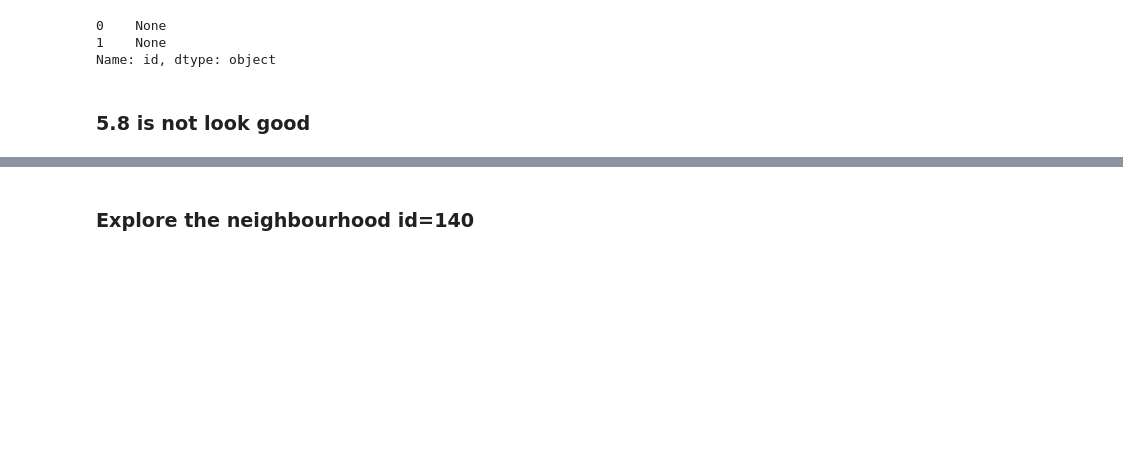
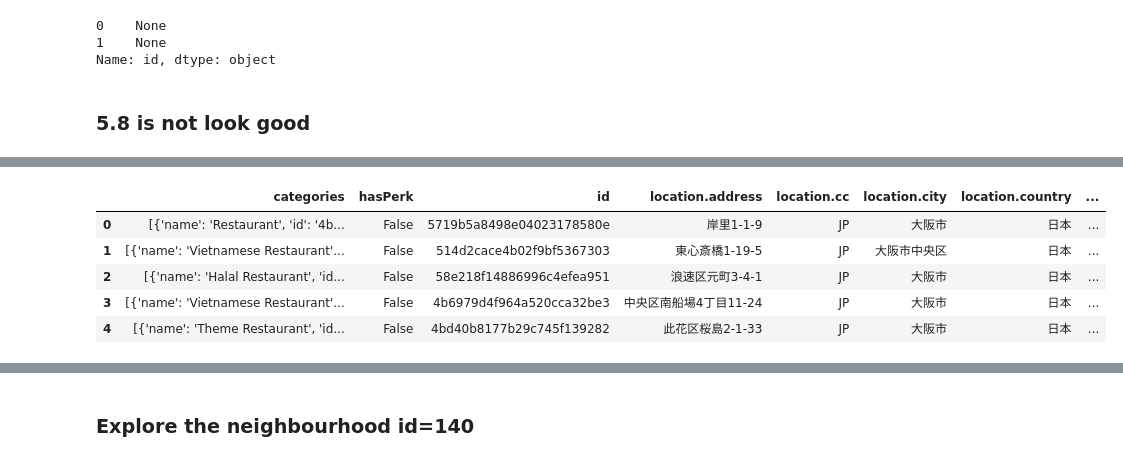
Before and after one commit to cuonghapvn/Coursera_Capstone, a Jupyter notebook: FinalCapstone/Report.ipynb, the cells around one changed output, grey strips where cells are left out. Drawn from its saved outputs; the diff is of its cells as text; code cells hidden in the pictures; blank space fills up the shorter version.

```diff
--- a/FinalCapstone/Report.ipynb
+++ b/FinalCapstone/Report.ipynb
@@ -758,0 +761,8 @@ Name: id, dtype: object
+# %%
+latitude = neigh_candidates.loc[119,'Latitude']
+longitude = neigh_candidates.loc[119,'Longitude']
+print("latitude is {},longitude is {}".format(latitude,longitude))
+
+search_query = 'Vietnamese Restaurant'
+radius = 10000
+print(search_query + ' .... OK!')
@@ -758,0 +772,3 @@ Name: id, dtype: object
+# %%
+url = 'https://api.foursquare.com/v2/venues/search?client_id={}&client_secret={}&ll={},{}&v={}&query={}&radius={}&limit={}'.format(CLIENT_ID, CLIENT_SECRET, latitude, longitude, VERSION, search_query, radius, LIMIT)
+url
@@ -758,0 +777,3 @@ Name: id, dtype: object
+# %%
+results = requests.get(url).json()
+results
@@ -758,0 +798,14 @@ Name: id, dtype: object
+# %%
+# assign relevant part of JSON to venues
+venues = results['response']['venues']
+
+# tranform venues into a dataframe
+dataframe = pd.io.json.json_normalize(venues)
+dataframe.head()
+# %% [output]
+|  | categories | hasPerk | id | location.address | location.cc | location.city | location.country | ... |
+| 0 | [{'name': 'Restaurant', 'id': '4b... | False | 5719b5a8498e04023178580e | 岸里1-1-9 | JP | 大阪市 | 日本 | ... |
+| 1 | [{'name': 'Vietnamese Restaurant'... | False | 514d2cace4b02f9bf5367303 | 東心斎橋1-19-5 | JP | 大阪市中央区 | 日本 | ... |
+| 2 | [{'name': 'Halal Restaurant', 'id... | False | 58e218f14886996c4efea951 | 浪速区元町3-4-1 | JP | 大阪市 | 日本 | ... |
+| 3 | [{'name': 'Vietnamese Restaurant'... | False | 4b6979d4f964a520cca32be3 | 中央区南船場4丁目11-24 | JP | 大阪市 | 日本 | ... |
+| 4 | [{'name': 'Theme Restaurant', 'id... | False | 4bd40b8177b29c745f139282 | 此花区桜島2-1-33 | JP | 大阪市 | 日本 | ... |
```
Also changed, not shown: parts of 11 cells of this notebook.
